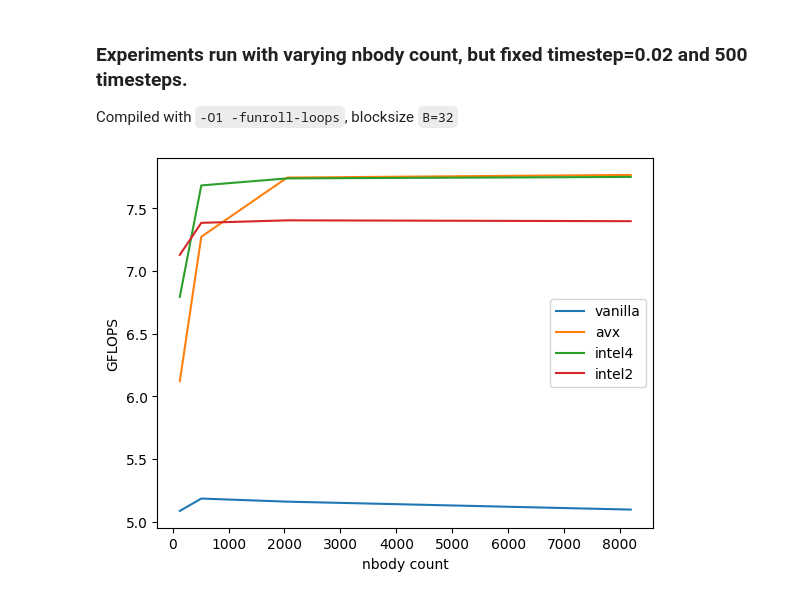
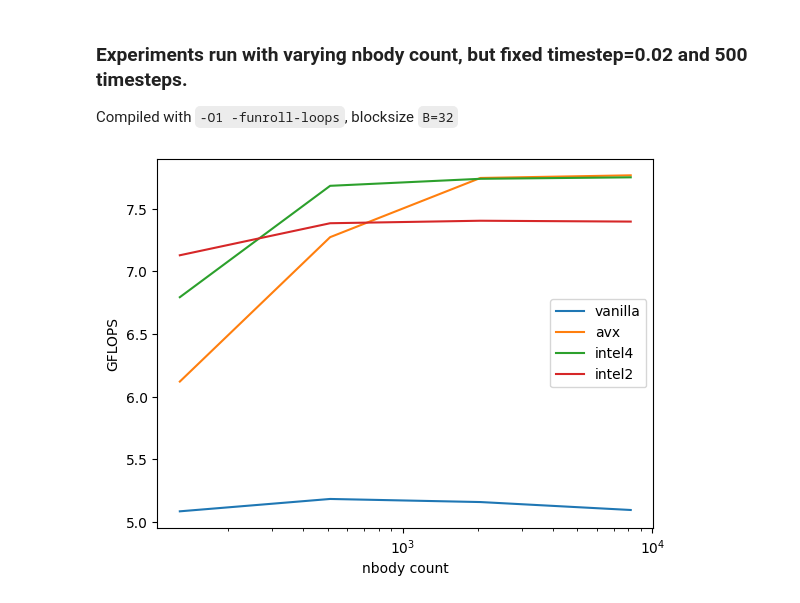
Before and after one commit to IHASC-HD-Group09/ws2023, a Jupyter notebook: ex03/plot.ipynb, the cells around one changed output. Drawn from its saved outputs; the diff is of its cells as text; code cells hidden in the pictures.

```diff
--- a/ex03/plot.ipynb
+++ b/ex03/plot.ipynb
@@ -147,14 +147,15 @@ intel_2_runtime = [0.014932, 0.230751, 3.68248 , 58.9756]
 # %%
 plt.plot(nbody_count, vanilla_gflops, label="vanilla")
 plt.plot(nbody_count, avx_gflops, label="avx")
 plt.plot(nbody_count, intel_4_gflops, label="intel4")
 plt.plot(nbody_count, intel_2_gflops, label="intel2")
 plt.ylabel("GFLOPS")
 plt.xlabel("nbody count")
 plt.legend()
+plt.xscale("log")
 plt.show()
 # %% [output]
-[figure, old version]
+[figure, new version]
 # %%
 plt.plot(nbody_count, vanilla_runtime, label="vanilla")
 plt.plot(nbody_count, avx_runtime, label="avx")
```
Also changed, not shown: parts of 1 cell of this notebook, 3 other files.
